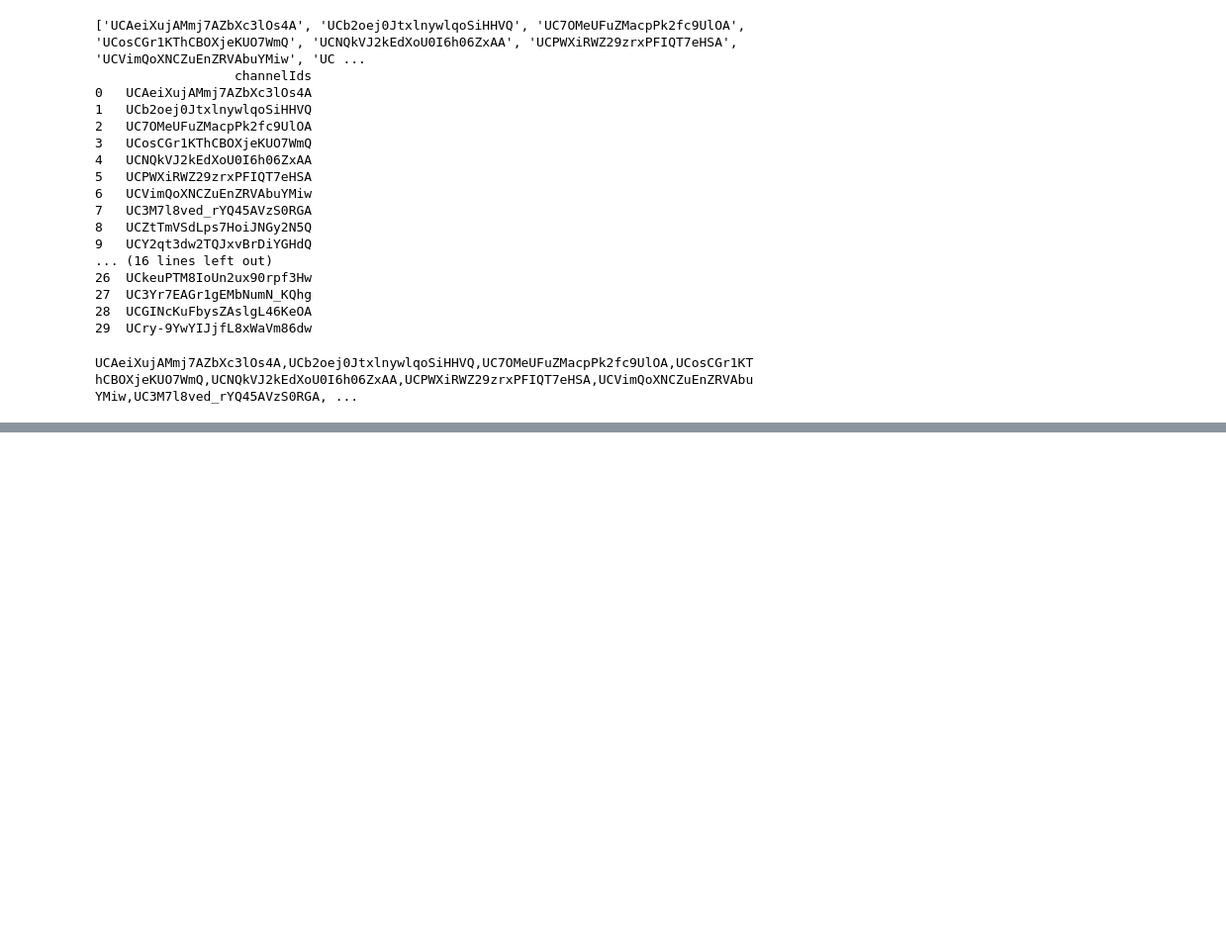
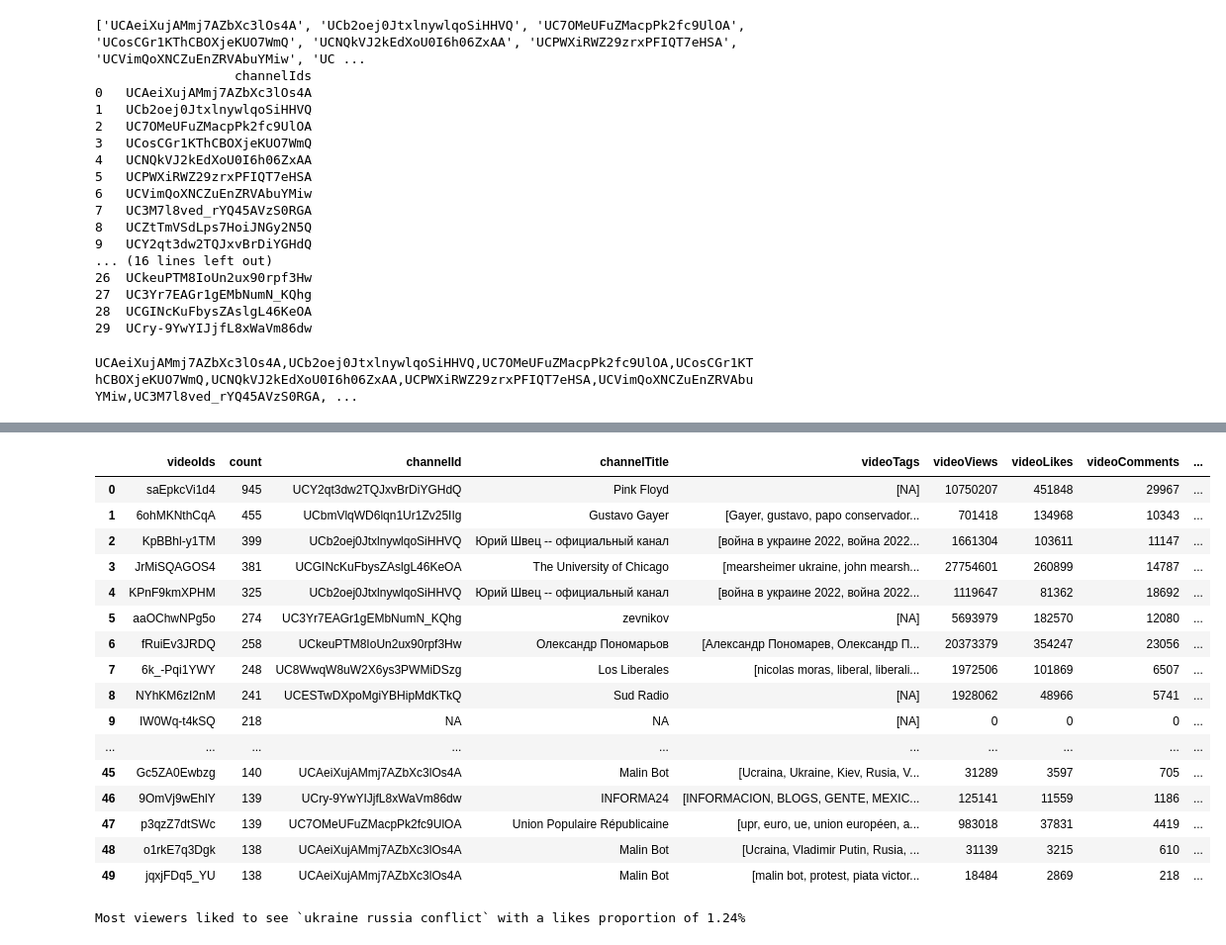
Before and after one commit to MihirS57/YouTube-Data-EDA, a Jupyter notebook: yt_data_eda.ipynb, the cells around one changed output, grey strips where cells are left out. Shown: that part at 99% size. Saved outputs shown, nothing was run; the diff lists cells and outputs as text; code cells hidden in the pictures; blank space fills up the shorter version.

```diff
--- a/yt_data_eda.ipynb
+++ b/yt_data_eda.ipynb
@@ -460,0 +471,20 @@ yt_channel_data
+# %%
+yt_data
+# %% [output]
+|  | videoIds | count | channelId | channelTitle | videoTags | videoViews | videoLikes | videoComments | ... |
+| 0 | saEpkcVi1d4 | 945 | UCY2qt3dw2TQJxvBrDiYGHdQ | Pink Floyd | [NA] | 10750207 | 451848 | 29967 | ... |
+| 1 | 6ohMKNthCqA | 455 | UCbmVlqWD6lqn1Ur1Zv25IIg | Gustavo Gayer | [Gayer, gustavo, papo conservador... | 701418 | 134968 | 10343 | ... |
+| 2 | KpBBhl-y1TM | 399 | UCb2oej0JtxlnywlqoSiHHVQ | Юрий Швец -- официальный канал | [война в украине 2022, война 2022... | 1661304 | 103611 | 11147 | ... |
+| 3 | JrMiSQAGOS4 | 381 | UCGINcKuFbysZAslgL46KeOA | The University of Chicago | [mearsheimer ukraine, john mearsh... | 27754601 | 260899 | 14787 | ... |
+| 4 | KPnF9kmXPHM | 325 | UCb2oej0JtxlnywlqoSiHHVQ | Юрий Швец -- официальный канал | [война в украине 2022, война 2022... | 1119647 | 81362 | 18692 | ... |
+| 5 | aaOChwNPg5o | 274 | UC3Yr7EAGr1gEMbNumN_KQhg | zevnikov | [NA] | 5693979 | 182570 | 12080 | ... |
+| 6 | fRuiEv3JRDQ | 258 | UCkeuPTM8IoUn2ux90rpf3Hw | Олександр Пономарьов | [Александр Пономарев, Олександр П... | 20373379 | 354247 | 23056 | ... |
+| 7 | 6k_-Pqi1YWY | 248 | UC8WwqW8uW2X6ys3PWMiDSzg | Los Liberales | [nicolas moras, liberal, liberali... | 1972506 | 101869 | 6507 | ... |
+| 8 | NYhKM6zI2nM | 241 | UCESTwDXpoMgiYBHipMdKTkQ | Sud Radio | [NA] | 1928062 | 48966 | 5741 | ... |
+| 9 | IW0Wq-t4kSQ | 218 | NA | NA | [NA] | 0 | 0 | 0 | ... |
+| ... | ... | ... | ... | ... | ... | ... | ... | ... | ... |
+| 45 | Gc5ZA0Ewbzg | 140 | UCAeiXujAMmj7AZbXc3lOs4A | Malin Bot | [Ucraina, Ukraine, Kiev, Rusia, V... | 31289 | 3597 | 705 | ... |
+| 46 | 9OmVj9wEhlY | 139 | UCry-9YwYIJjfL8xWaVm86dw | INFORMA24 | [INFORMACION, BLOGS, GENTE, MEXIC... | 125141 | 11559 | 1186 | ... |
+| 47 | p3qzZ7dtSWc | 139 | UC7OMeUFuZMacpPk2fc9UlOA | Union Populaire Républicaine | [upr, euro, ue, union européen, a... | 983018 | 37831 | 4419 | ... |
+| 48 | o1rkE7q3Dgk | 138 | UCAeiXujAMmj7AZbXc3lOs4A | Malin Bot | [Ucraina, Vladimir Putin, Rusia, ... | 31139 | 3215 | 610 | ... |
+| 49 | jqxjFDq5_YU | 138 | UCAeiXujAMmj7AZbXc3lOs4A | Malin Bot | [malin bot, protest, piata victor... | 18484 | 2869 | 218 | ... |
@@ -460,0 +493,28 @@ yt_channel_data
+# %%
+tag_list = []
+tag_likes = []
+total_likes = 0
+max_likes = yt_data['videoLikes'][0]
+max_likes_tag = -1
+tag_dict_likes = {}
+tag_likes_dist = {}
+for idx,tags_list in enumerate(yt_data['videoTags']):
+    if tags_list[0] != 'NA':
+        for tag in tags_list:
+            if tag in tag_dict_likes:
+                tag_dict_likes[tag.lower()] = tag_dict_likes[tag]+yt_data['videoLikes'][idx]
+            else:
+                tag_dict_likes[tag.lower()] = yt_data['videoLikes'][idx]
+            total_likes = total_likes + yt_data['videoLikes'][idx]
+            if max_likes < tag_dict_likes[tag.lower()]:
+                max_likes = tag_dict_likes[tag.lower()]
+                max_likes_tag = tag.lower()
+#print(tag_dict_likes)
+for tag in tag_dict_likes:
+    tag_likes_dist[tag] = round((tag_dict_likes[tag]/total_likes)*100, 2)
+tag_list = list(tag_dict_likes.keys())
+tag_likes = list(tag_dict_likes.values())
+print(f'Most viewers liked to see `{max_likes_tag}` with a likes proportion of {tag_likes_dist[max_likes_tag]}%')
+#print(tag_likes_dist)
+# %% [output]
+Most viewers liked to see `ukraine russia conflict` with a likes proportion of 1.24%
```
Also changed, not shown: parts of 20 cells of this notebook.
